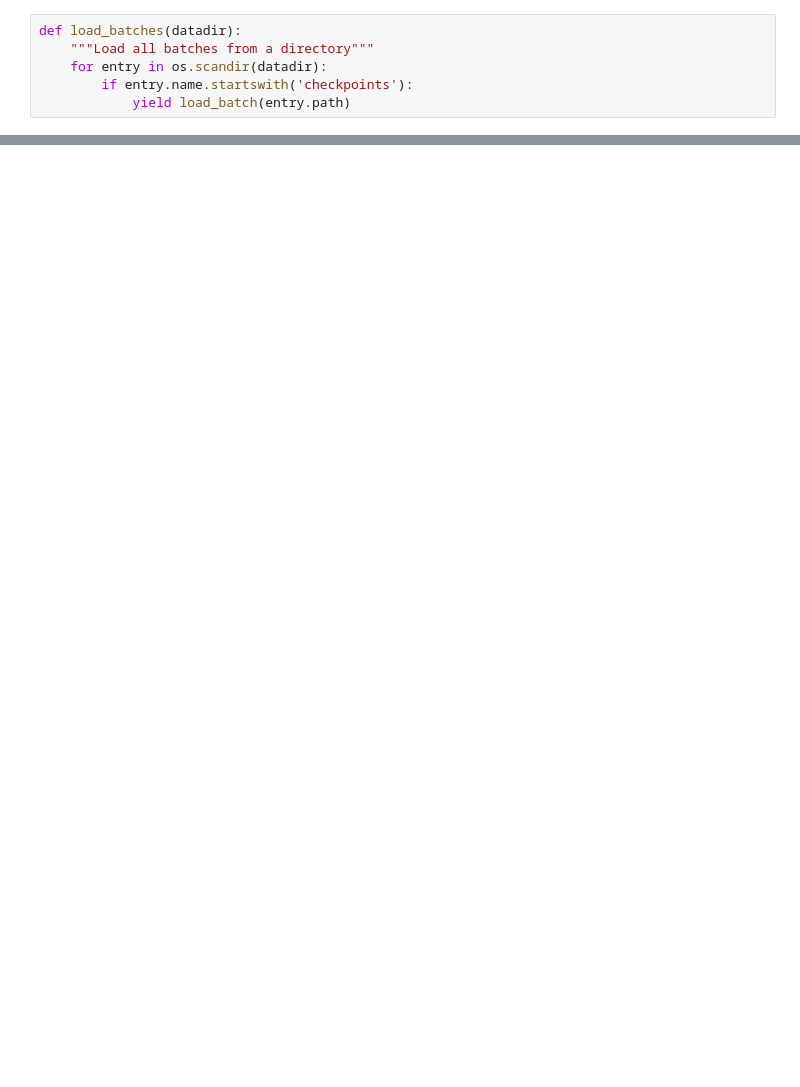
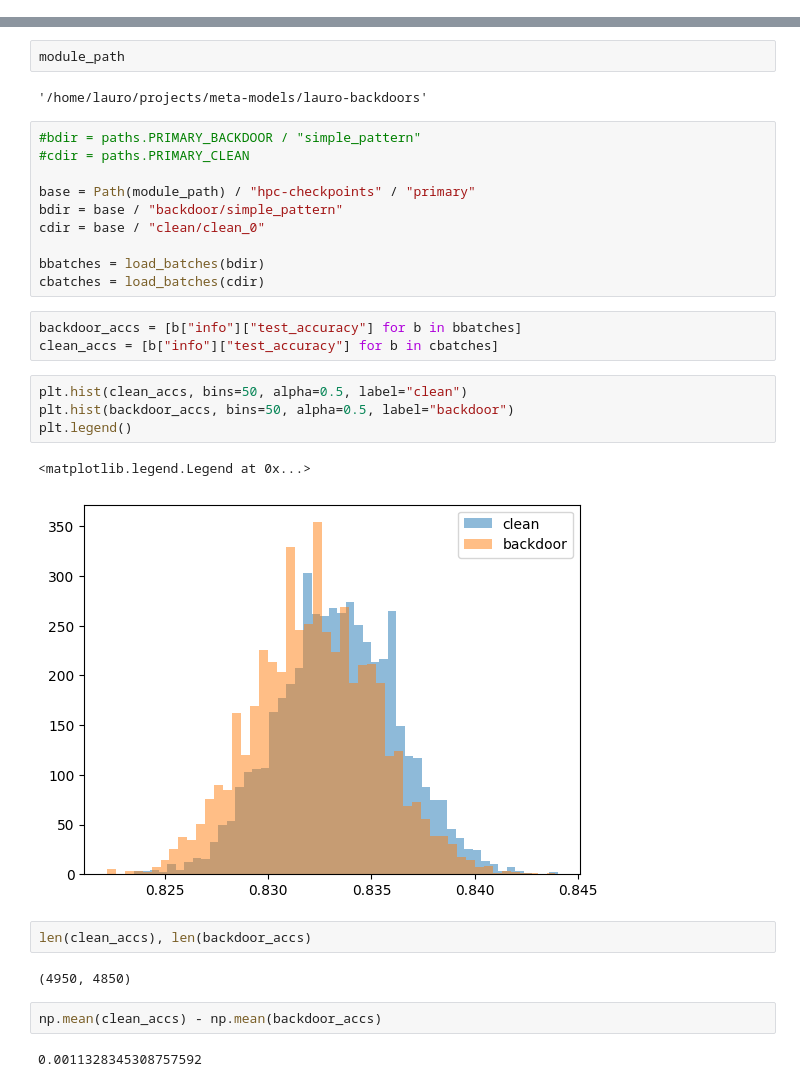
Before and after one commit to langosco/backdoors, a Jupyter notebook: notebooks/scratch.ipynb, the cells around one changed output, grey strips where cells are left out. Saved outputs shown, nothing was run; the diff lists cells and outputs as text; blank space fills up the shorter version.

```diff
--- a/notebooks/scratch.ipynb
+++ b/notebooks/scratch.ipynb
@@ -54,6 +47,0 @@ def load_batch(filename):
-# %%
-def load_batches(datadir):
-    """Load all batches from a directory"""
-    for entry in os.scandir(datadir):
-        if entry.name.startswith('checkpoints'):
-            yield load_batch(entry.path)
@@ -65,0 +127,32 @@ def load_models(idxs: Sequence[int], dir: str, max_workers: int = 1):
+# %%
+module_path
+# %% [output]
+'/home/lauro/projects/meta-models/lauro-backdoors'
+# %%
+#bdir = paths.PRIMARY_BACKDOOR / "simple_pattern"
+#cdir = paths.PRIMARY_CLEAN
+
+base = Path(module_path) / "hpc-checkpoints" / "primary"
+bdir = base / "backdoor/simple_pattern"
+cdir = base / "clean/clean_0"
+
+bbatches = load_batches(bdir)
+cbatches = load_batches(cdir)
+# %%
+backdoor_accs = [b["info"]["test_accuracy"] for b in bbatches]
+clean_accs = [b["info"]["test_accuracy"] for b in cbatches]
+# %%
+plt.hist(clean_accs, bins=50, alpha=0.5, label="clean")
+plt.hist(backdoor_accs, bins=50, alpha=0.5, label="backdoor")
+plt.legend()
+# %% [output]
+<matplotlib.legend.Legend at 0x...>
+[figure, added]
+# %%
+len(clean_accs), len(backdoor_accs)
+# %% [output]
+(4950, 4850)
+# %%
+np.mean(clean_accs) - np.mean(backdoor_accs)
+# %% [output]
+0.0011328345308757592
```
Also changed, not shown: parts of 14 cells of this notebook, 4 other files.
